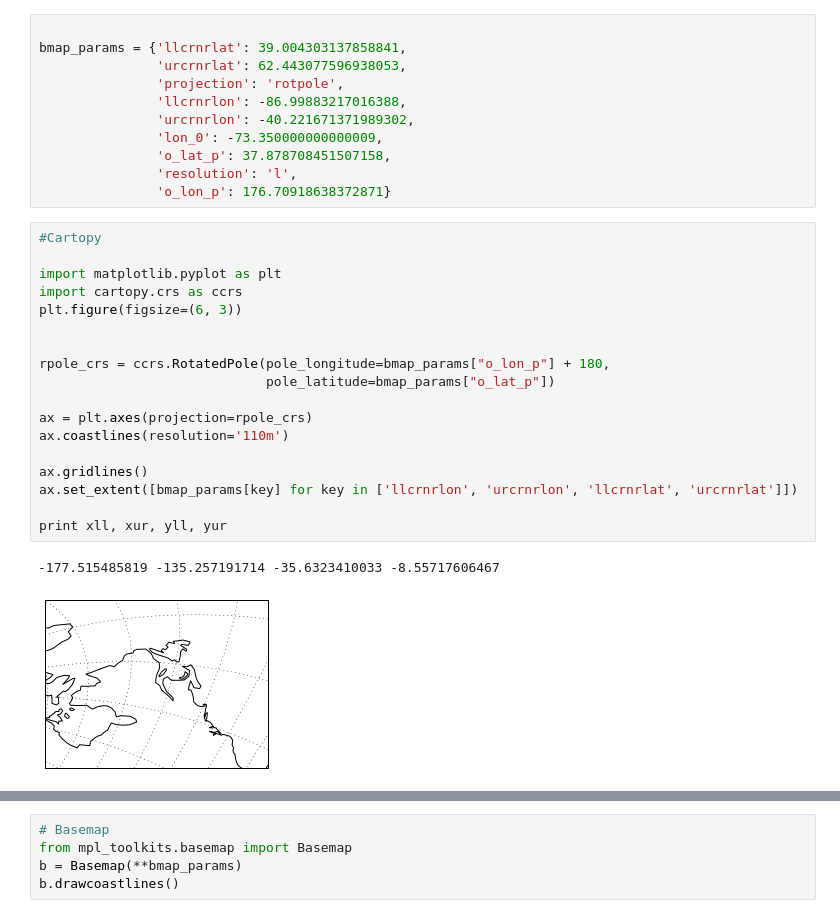
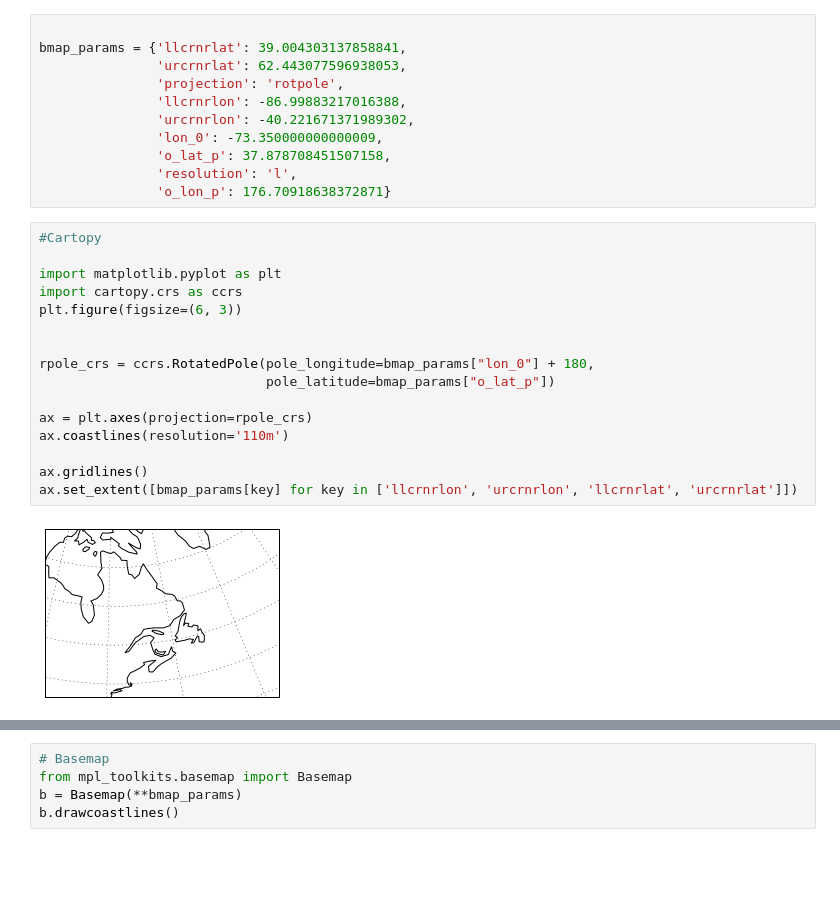
Before and after one commit to guziy/PyNotebooks, a Jupyter notebook: cartopy_compare_with_basemap.ipynb, the cells around one changed output, grey strips where cells are left out. Drawn from its saved outputs; the diff is of its cells as text; blank space fills up the shorter version.

```diff
--- a/cartopy_compare_with_basemap.ipynb
+++ b/cartopy_compare_with_basemap.ipynb
@@ -14,23 +14,20 @@ bmap_params = {'llcrnrlat': 39.004303137858841,
 # %%
 #Cartopy
 
 import matplotlib.pyplot as plt
 import cartopy.crs as ccrs
 plt.figure(figsize=(6, 3))
 
 
-rpole_crs = ccrs.RotatedPole(pole_longitude=bmap_params["o_lon_p"] + 180,
+rpole_crs = ccrs.RotatedPole(pole_longitude=bmap_params["lon_0"] + 180,
                              pole_latitude=bmap_params["o_lat_p"])
 
 ax = plt.axes(projection=rpole_crs)
 ax.coastlines(resolution='110m')
 
 ax.gridlines()
 ax.set_extent([bmap_params[key] for key in ['llcrnrlon', 'urcrnrlon', 'llcrnrlat', 'urcrnrlat']])
-
-print xll, xur, yll, yur
 # %% [output]
--177.515485819 -135.257191714 -35.6323410033 -8.55717606467
-[figure, old version]
+[figure, new version]
 # %%
 #set extent using projection coordinates
```
Also changed, not shown: parts of 1 cell of this notebook.
